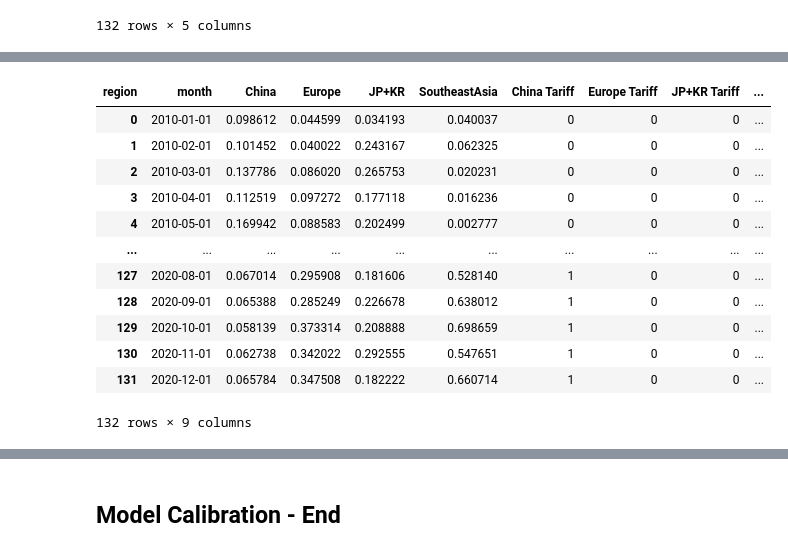
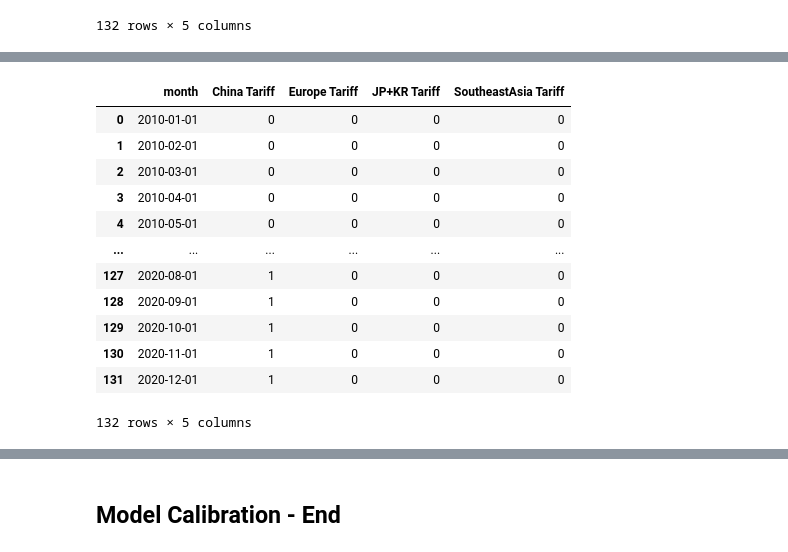
Before and after one commit to LeonardoPolverari/simulation_project, a Jupyter notebook: notebooks/angius_new.ipynb, the cells around one changed output, grey strips where cells are left out. Cells and saved outputs as stored; diff of their text form; code cells hidden in the pictures.

```diff
--- a/notebooks/angius_new.ipynb
+++ b/notebooks/angius_new.ipynb
@@ -154,3 +154,7 @@ df_normalized
 # plt.grid(True)
 # plt.tight_layout()
 # plt.show()
+# %%
+df_tariffs = pd.DataFrame()
+df_tariffs['month'] = df_normalized['month']
+df_tariffs
@@ -157,21 +175,21 @@ df_normalized
 # %%
-df_normalized['China Tariff'] = np.where(df_normalized['month'] > '2018-01-01', 1, 0)
-df_normalized['Europe Tariff'] = 0
-df_normalized['JP+KR Tariff'] = 0
-df_normalized['SoutheastAsia Tariff'] = 0
-df_normalized
+df_tariffs['China Tariff'] = np.where(df_tariffs['month'] > '2018-01-01', 1, 0)
+df_tariffs['Europe Tariff'] = 0
+df_tariffs['JP+KR Tariff'] = 0
+df_tariffs['SoutheastAsia Tariff'] = 0
+df_tariffs
 # %% [output]
-| region | month | China | Europe | JP+KR | SoutheastAsia | China Tariff | Europe Tariff | JP+KR Tariff | ... |
-| 0 | 2010-01-01 | 0.098612 | 0.044599 | 0.034193 | 0.040037 | 0 | 0 | 0 | ... |
-| 1 | 2010-02-01 | 0.101452 | 0.040022 | 0.243167 | 0.062325 | 0 | 0 | 0 | ... |
-| 2 | 2010-03-01 | 0.137786 | 0.086020 | 0.265753 | 0.020231 | 0 | 0 | 0 | ... |
-| 3 | 2010-04-01 | 0.112519 | 0.097272 | 0.177118 | 0.016236 | 0 | 0 | 0 | ... |
-| 4 | 2010-05-01 | 0.169942 | 0.088583 | 0.202499 | 0.002777 | 0 | 0 | 0 | ... |
-| ... | ... | ... | ... | ... | ... | ... | ... | ... | ... |
-| 127 | 2020-08-01 | 0.067014 | 0.295908 | 0.181606 | 0.528140 | 1 | 0 | 0 | ... |
-| 128 | 2020-09-01 | 0.065388 | 0.285249 | 0.226678 | 0.638012 | 1 | 0 | 0 | ... |
-| 129 | 2020-10-01 | 0.058139 | 0.373314 | 0.208888 | 0.698659 | 1 | 0 | 0 | ... |
-| 130 | 2020-11-01 | 0.062738 | 0.342022 | 0.292555 | 0.547651 | 1 | 0 | 0 | ... |
-| 131 | 2020-12-01 | 0.065784 | 0.347508 | 0.182222 | 0.660714 | 1 | 0 | 0 | ... |
+|  | month | China Tariff | Europe Tariff | JP+KR Tariff | SoutheastAsia Tariff |
+| 0 | 2010-01-01 | 0 | 0 | 0 | 0 |
+| 1 | 2010-02-01 | 0 | 0 | 0 | 0 |
+| 2 | 2010-03-01 | 0 | 0 | 0 | 0 |
+| 3 | 2010-04-01 | 0 | 0 | 0 | 0 |
+| 4 | 2010-05-01 | 0 | 0 | 0 | 0 |
+| ... | ... | ... | ... | ... | ... |
+| 127 | 2020-08-01 | 1 | 0 | 0 | 0 |
+| 128 | 2020-09-01 | 1 | 0 | 0 | 0 |
+| 129 | 2020-10-01 | 1 | 0 | 0 | 0 |
+| 130 | 2020-11-01 | 1 | 0 | 0 | 0 |
+| 131 | 2020-12-01 | 1 | 0 | 0 | 0 |
-132 rows × 9 columns
+132 rows × 5 columns
 # %%
```
Also changed, not shown: parts of 11 cells of this notebook.
